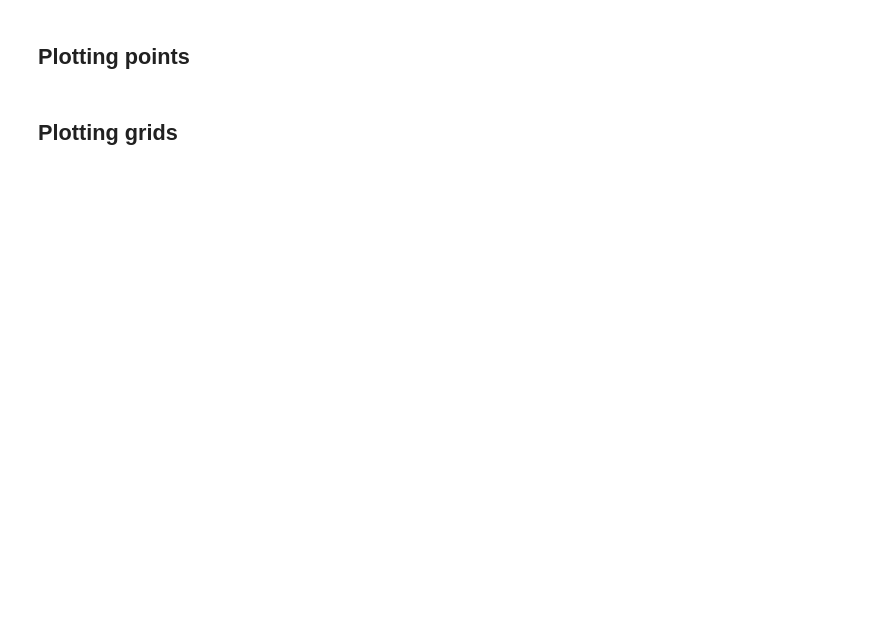
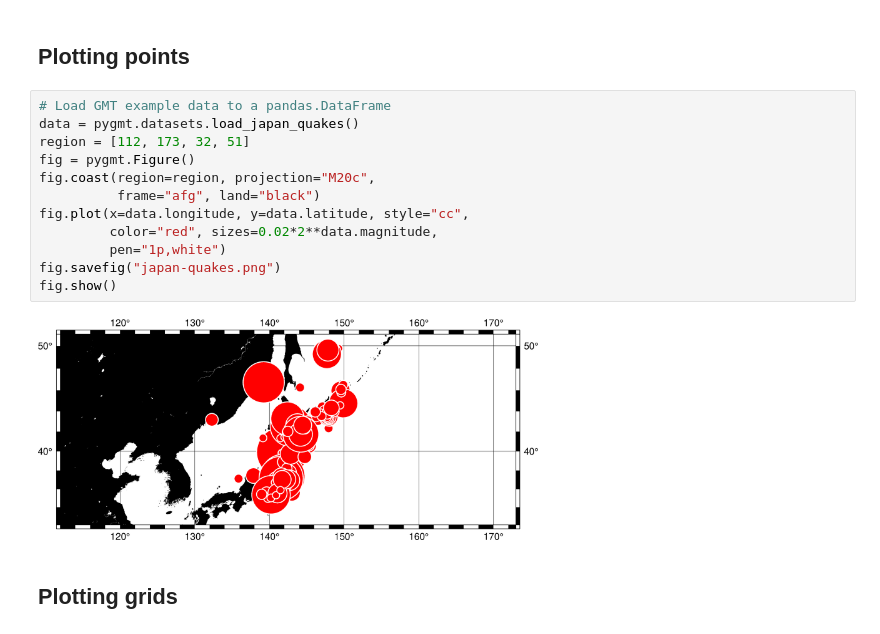
Before and after one commit to leouieda/agu2019, a Jupyter notebook: examples.ipynb, the cells around one changed output. Saved outputs shown, nothing was run; the diff lists cells and outputs as text; blank space fills up the shorter version.

Commit message:
Add Japan example and boxes for code

```diff
--- a/examples.ipynb
+++ b/examples.ipynb
@@ -33,4 +33,18 @@ fig.show()
 # %% [markdown]
 ## Plotting points
+# %%
+# Load GMT example data to a pandas.DataFrame
+data = pygmt.datasets.load_japan_quakes()
+region = [112, 173, 32, 51]
+fig = pygmt.Figure()
+fig.coast(region=region, projection="M20c",
+          frame="afg", land="black")
+fig.plot(x=data.longitude, y=data.latitude, style="cc",
+         color="red", sizes=0.02*2**data.magnitude,
+         pen="1p,white")
+fig.savefig("japan-quakes.png")
+fig.show()
+# %% [output]
+[figure, added]
 # %% [markdown]
 ## Plotting grids
```
Also changed, not shown: parts of 2 cells of this notebook, 3 other files.
